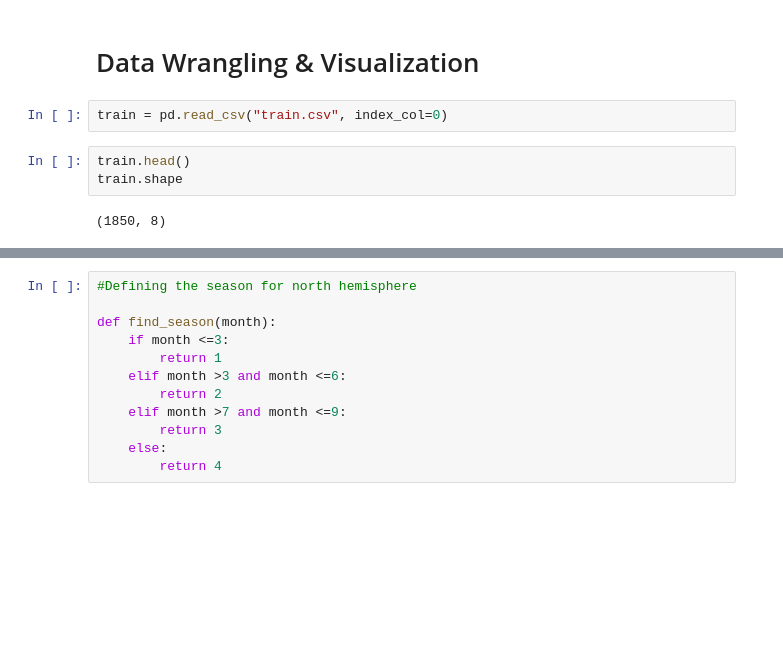
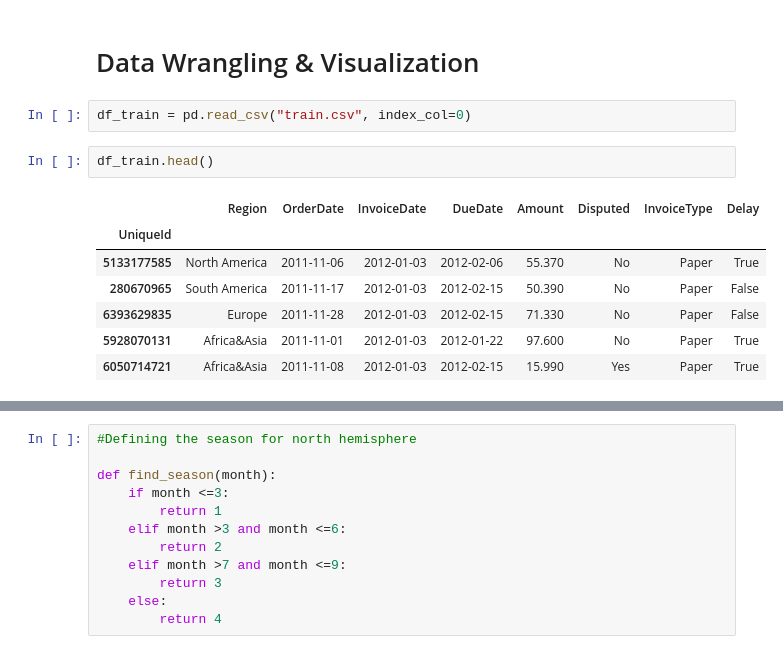
Before and after one commit to behrooz-a/ML_model_predict_delay, a Jupyter notebook: ML_model_predict_delay.ipynb, the cells around one changed output, grey strips where cells are left out. Cells and saved outputs as stored; diff of their text form; blank space fills up the shorter version.

```diff
--- a/ML_model_predict_delay.ipynb
+++ b/ML_model_predict_delay.ipynb
@@ -34,11 +35,16 @@ Delay|This is the response variable. True to indicate that the payment deadline
 # %% [markdown]
 # Data Wrangling & Visualization
 # %%
-train = pd.read_csv("train.csv", index_col=0)
+df_train = pd.read_csv("train.csv", index_col=0)
-# %%
-train.head()
-train.shape
-# %% [output]
-(1850, 8)
+# %%
+df_train.head()
+# %% [output]
+|  | Region | OrderDate | InvoiceDate | DueDate | Amount | Disputed | InvoiceType | Delay |
+| UniqueId |  |  |  |  |  |  |  |  |
+| 5133177585 | North America | 2011-11-06 | 2012-01-03 | 2012-02-06 | 55.370 | No | Paper | True |
+| 280670965 | South America | 2011-11-17 | 2012-01-03 | 2012-02-15 | 50.390 | No | Paper | False |
+| 6393629835 | Europe | 2011-11-28 | 2012-01-03 | 2012-02-15 | 71.330 | No | Paper | False |
+| 5928070131 | Africa&Asia | 2011-11-01 | 2012-01-03 | 2012-01-22 | 97.600 | No | Paper | True |
+| 6050714721 | Africa&Asia | 2011-11-08 | 2012-01-03 | 2012-02-15 | 15.990 | Yes | Paper | True |
 # %%
 #Explore columns
```
Also changed, not shown: parts of 27 cells of this notebook.
